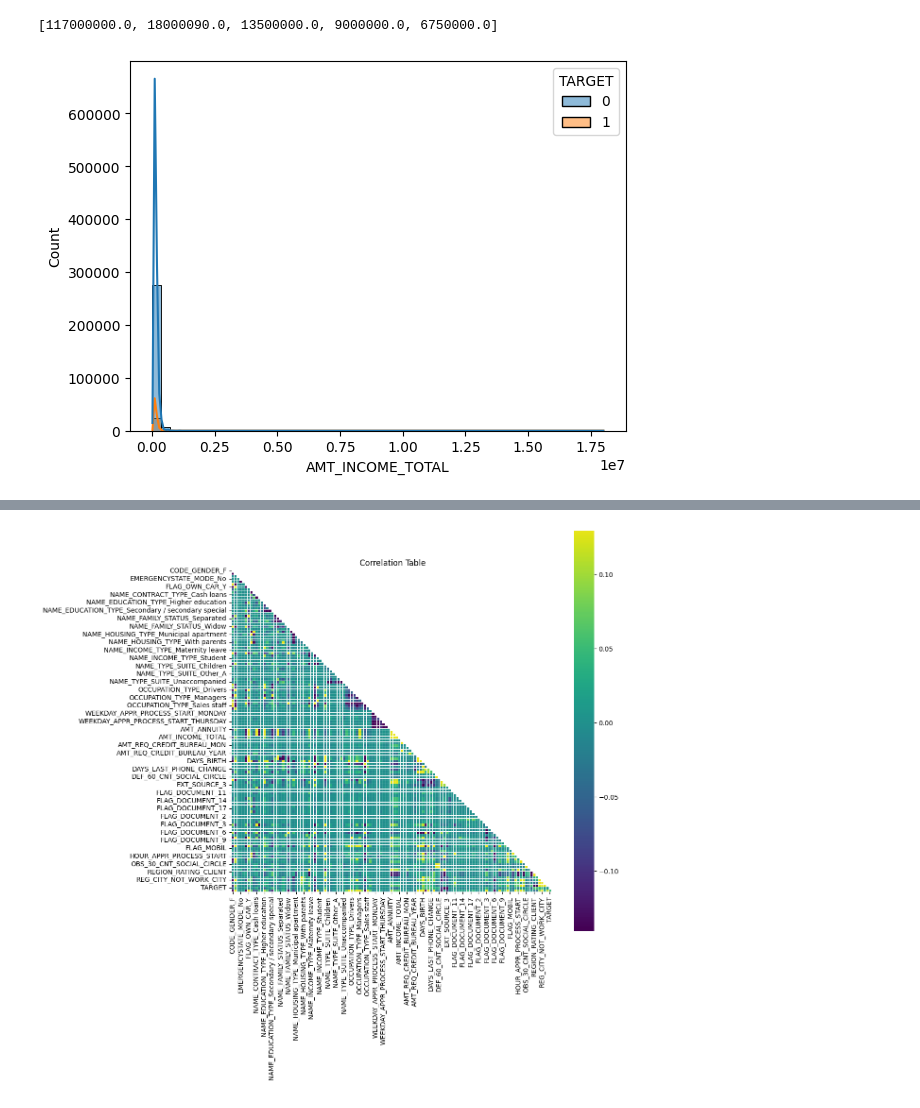
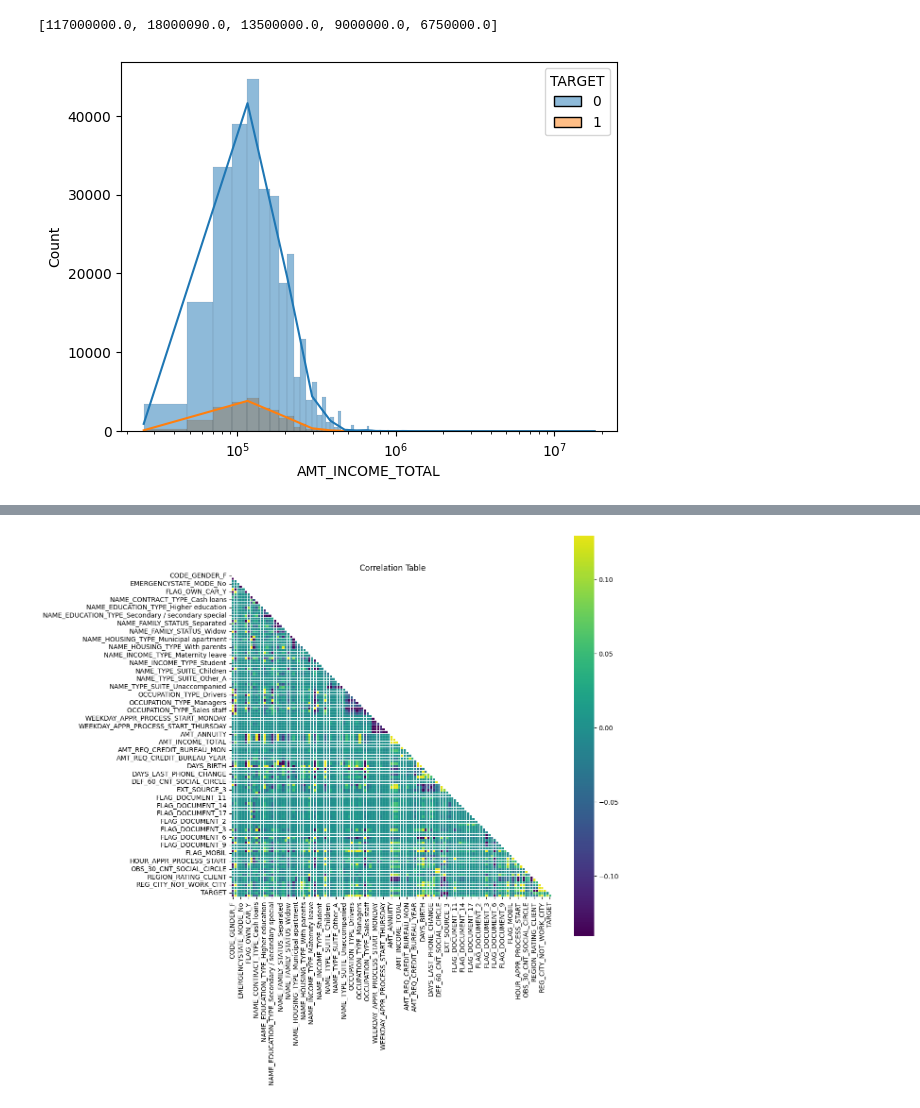
Before and after one commit to Anghelo-Salirrosas/CreditCardFraudProject, a Jupyter notebook: notebooks/3.DataVisualization.ipynb, the cells around one changed output, grey strips where cells are left out. Cells and saved outputs as stored; diff of their text form; code cells hidden in the pictures.

```diff
--- a/notebooks/3.DataVisualization.ipynb
+++ b/notebooks/3.DataVisualization.ipynb
@@ -161,7 +227,9 @@ sorted(df['AMT_INCOME_TOTAL'].unique(),reverse=True)[:5]
 [117000000.0, 18000090.0, 13500000.0, 9000000.0, 6750000.0]
 # %%
 df_filtered = df[df['AMT_INCOME_TOTAL'] < df['AMT_INCOME_TOTAL'].max()]
-sns.histplot(data=df_filtered, x='AMT_INCOME_TOTAL', bins = 50,kde=True,hue='TARGET')
+sns.histplot(data=df_filtered, x='AMT_INCOME_TOTAL', bins = 800,kde=True,hue='TARGET')
+plt.xscale('log')
+
 plt.show()
 # %% [output]
-[figure, old version]
+[figure, new version]
```
Also changed, not shown: parts of 11 cells of this notebook.
